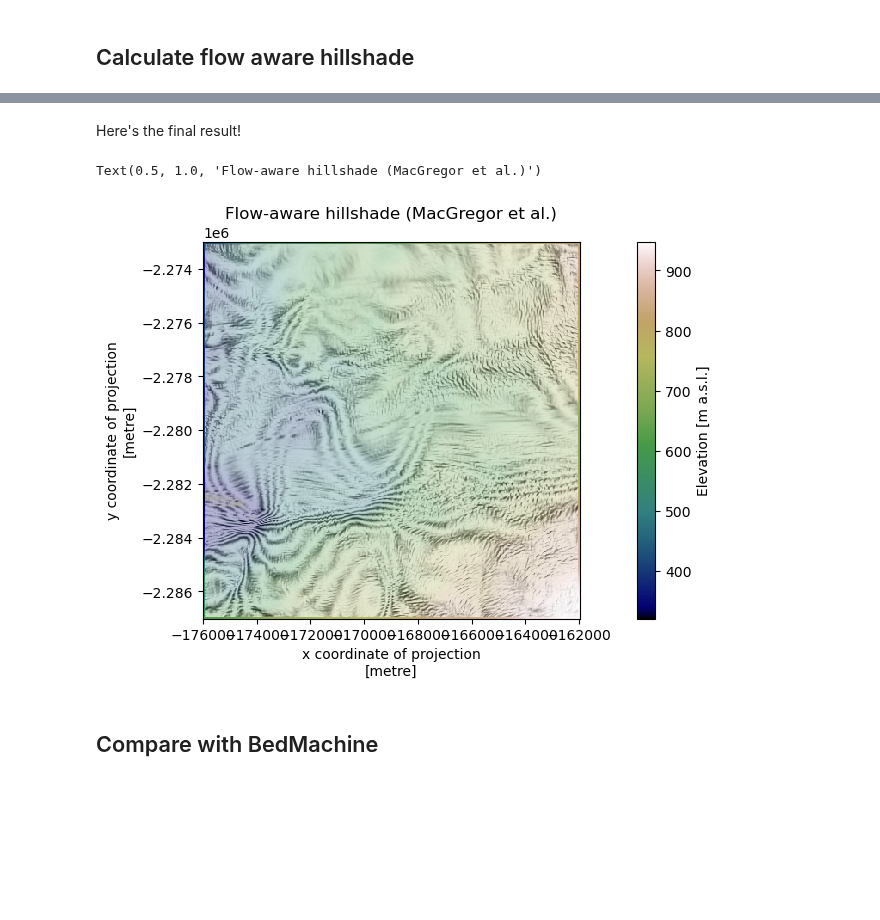
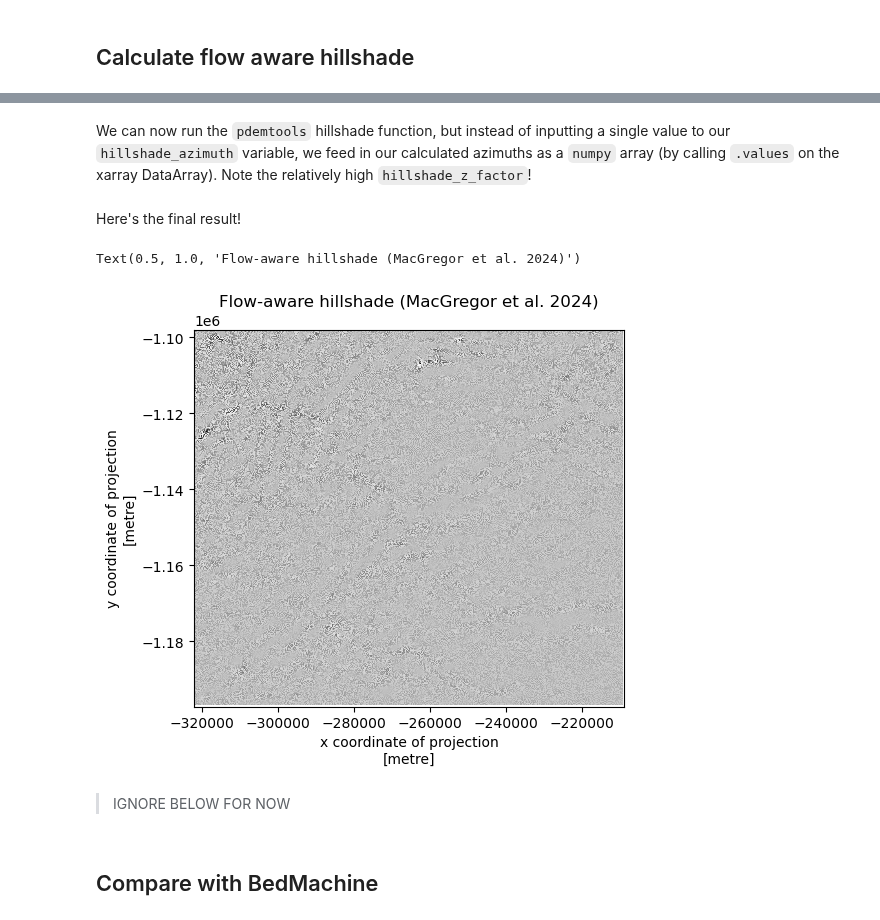
Before and after one commit to trchudley/pdemtools, a Jupyter notebook: notebooks/flow_aware_hillshade.ipynb, the cells around one changed output, grey strips where cells are left out. Saved outputs shown, nothing was run; the diff lists cells and outputs as text; code cells hidden in the pictures; blank space fills up the shorter version.

```diff
--- a/notebooks/flow_aware_hillshade.ipynb
+++ b/notebooks/flow_aware_hillshade.ipynb
@@ -63,9 +100,0 @@ We can download and resample these to match the DEM using `rioxarray`.
-# %%
-
-vx = rxr.open_rasterio(vx_fpath).rio.clip_box(*bounds)
-vy = rxr.open_rasterio(vy_fpath).rio.clip_box(*bounds)
-
-vx = vx.rio.reproject_match(dem, resampling=Resampling.cubic)
-vy = vy.rio.reproject_match(dem, resampling=Resampling.cubic)
-
-vv = np.sqrt(vx ** 2 + vy ** 2)
@@ -119,0 +136,2 @@ We can now run the `pdemtools` hillshade function, but instead of inputting a si
+# %%
+aspect = dem.pdt.terrain('aspect')
@@ -119,0 +195,11 @@ We can now run the `pdemtools` hillshade function, but instead of inputting a si
+# %%
+
+offset = -90  # offset from flow-aligned hillshade
+
+final_azimuth = (azimuth_flt + offset) % 360
+
+plt.close()
+fig, ax = plt.subplots(layout='constrained')
+final_azimuth.plot(cmap='twilight', ax=ax, cbar_kwargs={'label': 'Flow-aligned azimuth, offset 90˚ [˚]'}, vmin=0, vmax=360, )
+ax.set_aspect('equal')
+ax.set_title(None)
@@ -120,9 +209,12 @@ We can now run the `pdemtools` hillshade function, but instead of inputting a si
+# %% [markdown]
+We can now run the `pdemtools` hillshade function, but instead of inputting a single value to our `hillshade_azimuth` variable, we feed in our calculated azimuths as a `numpy` array (by calling `.values` on the xarray DataArray). Note the relatively high `hillshade_z_factor`!
 # %%
 
 fa_hillshade = dem.pdt.terrain(
     'hillshade',
     hillshade_z_factor=10,
-    hillshade_azimuth = azimuth.values,
+    # hillshade_azimuth = flow_direction.values,
+    hillshade_azimuth = final_azimuth.values,
     hillshade_multidirectional=False,
 )
 # %% [markdown]
@@ -130,17 +222,25 @@ Here's the final result!
 # %%
 
 plt.close()
 fig, ax = plt.subplots(layout='constrained')
 
-dem.plot(cmap='gist_earth', ax=ax, cbar_kwargs={'label': 'Elevation [m a.s.l.]'})
+# dem.plot(cmap='gist_earth', ax=ax, cbar_kwargs={'label': 'Elevation [m a.s.l.]'})
 # vv.plot(cmap='viridis', ax=ax, cbar_kwargs={'label': 'Velocity [m/a]'})
-fa_hillshade.plot(ax=ax, cmap='Greys_r', alpha=0.7, add_colorbar=False)
+# fa_hillshade.plot(ax=ax, cmap='Greys_r', alpha=0.7, add_colorbar=False)
+
+fa_hillshade.plot(ax=ax, cmap='Greys_r', add_colorbar=False)
 
 ax.set_aspect('equal')
-ax.set_title('Flow-aware hillshade (MacGregor et al.)')
+ax.set_title('Flow-aware hillshade (MacGregor et al. 2024)')
 # %% [output]
-Text(0.5, 1.0, 'Flow-aware hillshade (MacGregor et al.)')
+Text(0.5, 1.0, 'Flow-aware hillshade (MacGregor et al. 2024)')
-[figure, old version]
+[figure, new version]
+# %% [markdown]
+
+
+
+
+> IGNORE BELOW FOR NOW
 # %% [markdown]
 ## Compare with BedMachine
 # %% [markdown]
```
Also changed, not shown: parts of 35 cells of this notebook.
